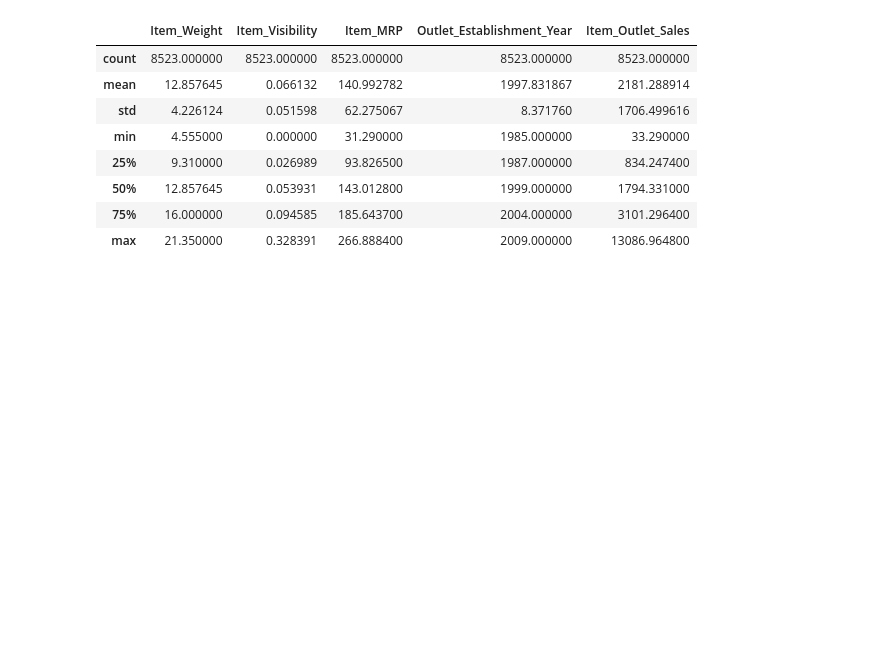
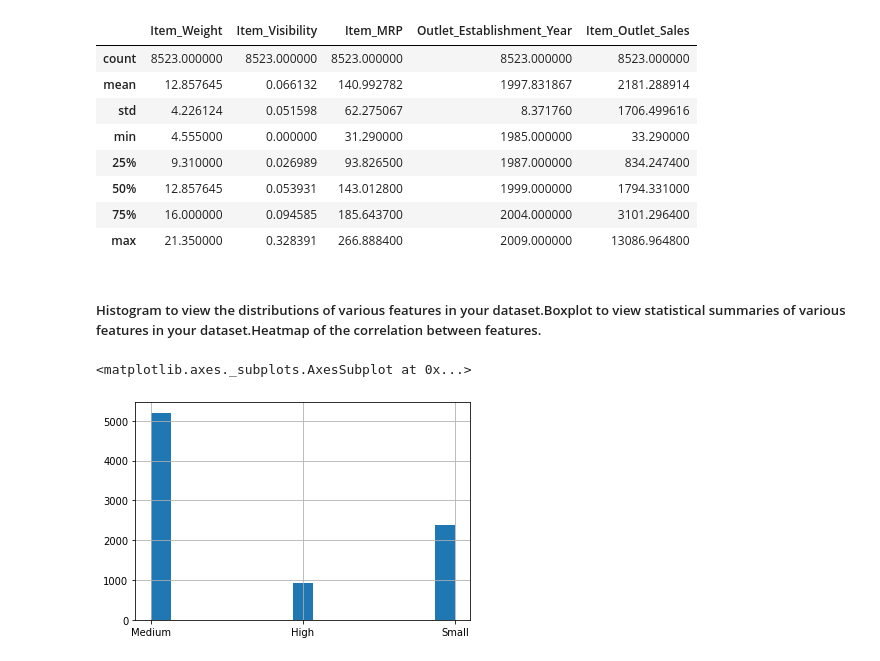
Before and after one commit to erick-huang15/Food-Sales-Predictions, a Jupyter notebook: Food_Sales_Prediction.ipynb, the cells around one changed output. Saved outputs shown, nothing was run; the diff lists cells and outputs as text; code cells hidden in the pictures; blank space fills up the shorter version.

```diff
--- a/Food_Sales_Prediction.ipynb
+++ b/Food_Sales_Prediction.ipynb
@@ -155,3 +155,10 @@ food_sp_data.describe() # this is to get the statistics of min, max, mean
 | 50% | 12.857645 | 0.053931 | 143.012800 | 1999.000000 | 1794.331000 |
 | 75% | 16.000000 | 0.094585 | 185.643700 | 2004.000000 | 3101.296400 |
 | max | 21.350000 | 0.328391 | 266.888400 | 2009.000000 | 13086.964800 |
+# %% [markdown]
+##### Histogram to view the distributions of various features in your dataset.Boxplot to view statistical summaries of various features in your dataset.Heatmap of the correlation between features.
+# %%
+food_sp_data['Outlet_Size'].hist(bins='auto') # this is a histogram to view the distribtion across outlet types from small, medium to large
+# %% [output]
+<matplotlib.axes._subplots.AxesSubplot at 0x...>
+[figure, added]
```
Also changed, not shown: parts of 3 cells of this notebook.
